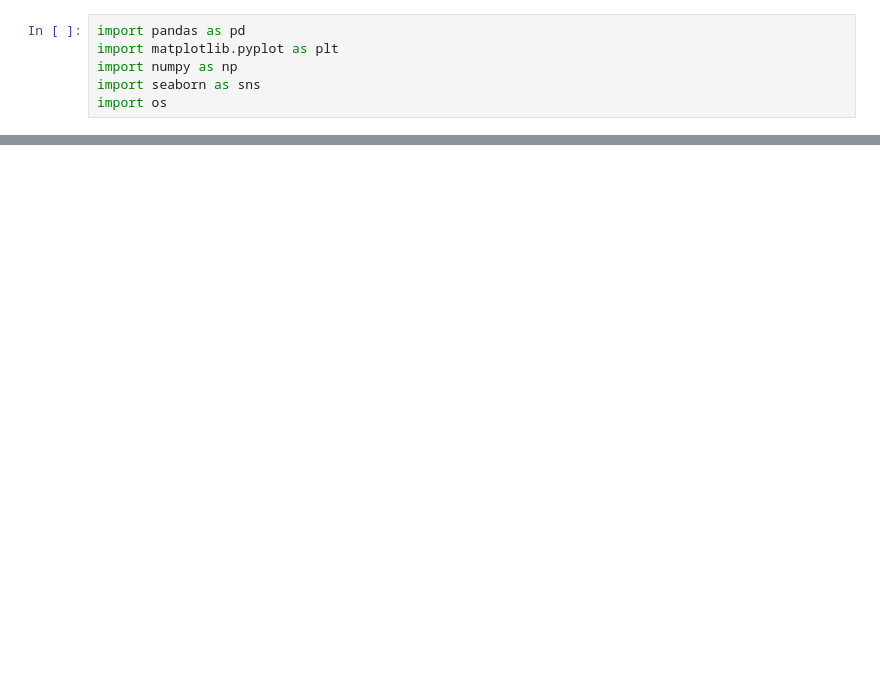
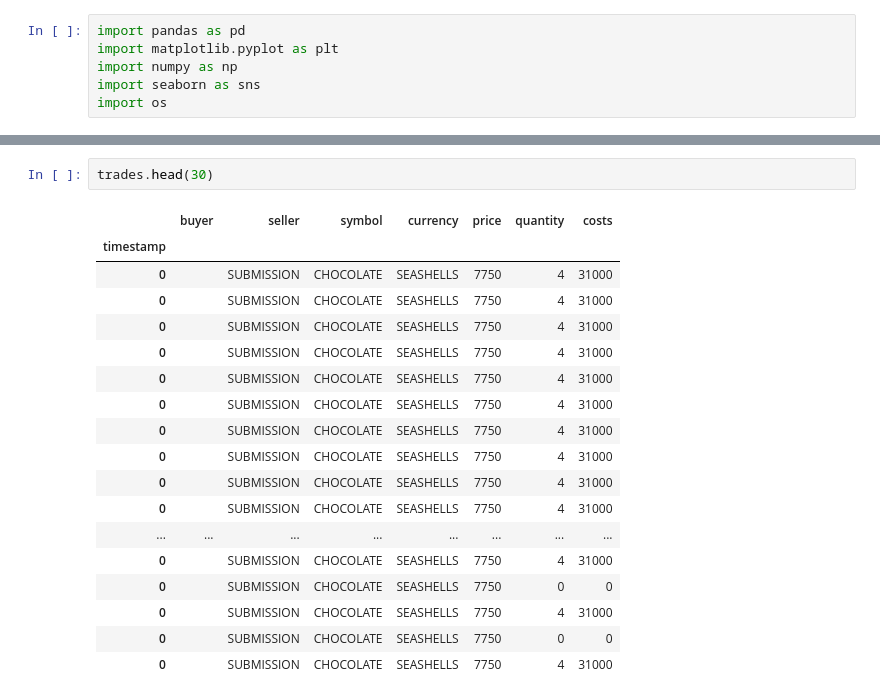
Before and after one commit to johannesfuest/prosperity-2, a Jupyter notebook: analysis/trades_analysis.ipynb, the cells around one changed output, grey strips where cells are left out. Cells and saved outputs as stored; diff of their text form; blank space fills up the shorter version.

```diff
--- a/analysis/trades_analysis.ipynb
+++ b/analysis/trades_analysis.ipynb
@@ -112,0 +128,21 @@ plt.show()
+# %%
+trades.head(30)
+# %% [output]
+|  | buyer | seller | symbol | currency | price | quantity | costs |
+| timestamp |  |  |  |  |  |  |  |
+| 0 |  | SUBMISSION | CHOCOLATE | SEASHELLS | 7750 | 4 | 31000 |
+| 0 |  | SUBMISSION | CHOCOLATE | SEASHELLS | 7750 | 4 | 31000 |
+| 0 |  | SUBMISSION | CHOCOLATE | SEASHELLS | 7750 | 4 | 31000 |
+| 0 |  | SUBMISSION | CHOCOLATE | SEASHELLS | 7750 | 4 | 31000 |
+| 0 |  | SUBMISSION | CHOCOLATE | SEASHELLS | 7750 | 4 | 31000 |
+| 0 |  | SUBMISSION | CHOCOLATE | SEASHELLS | 7750 | 4 | 31000 |
+| 0 |  | SUBMISSION | CHOCOLATE | SEASHELLS | 7750 | 4 | 31000 |
+| 0 |  | SUBMISSION | CHOCOLATE | SEASHELLS | 7750 | 4 | 31000 |
+| 0 |  | SUBMISSION | CHOCOLATE | SEASHELLS | 7750 | 4 | 31000 |
+| 0 |  | SUBMISSION | CHOCOLATE | SEASHELLS | 7750 | 4 | 31000 |
+| ... | ... | ... | ... | ... | ... | ... | ... |
+| 0 |  | SUBMISSION | CHOCOLATE | SEASHELLS | 7750 | 4 | 31000 |
+| 0 |  | SUBMISSION | CHOCOLATE | SEASHELLS | 7750 | 0 | 0 |
+| 0 |  | SUBMISSION | CHOCOLATE | SEASHELLS | 7750 | 4 | 31000 |
+| 0 |  | SUBMISSION | CHOCOLATE | SEASHELLS | 7750 | 0 | 0 |
+| 0 |  | SUBMISSION | CHOCOLATE | SEASHELLS | 7750 | 4 | 31000 |
```
Also changed, not shown: parts of 10 cells of this notebook.
